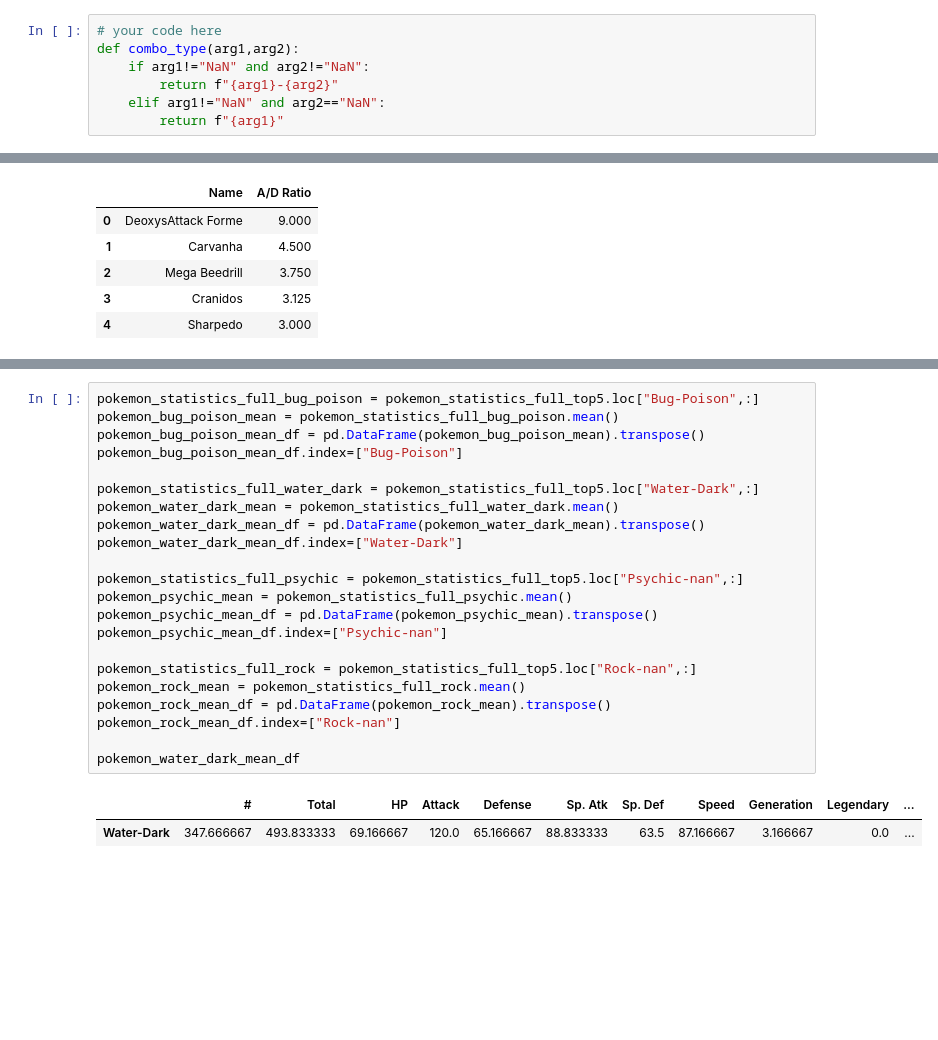
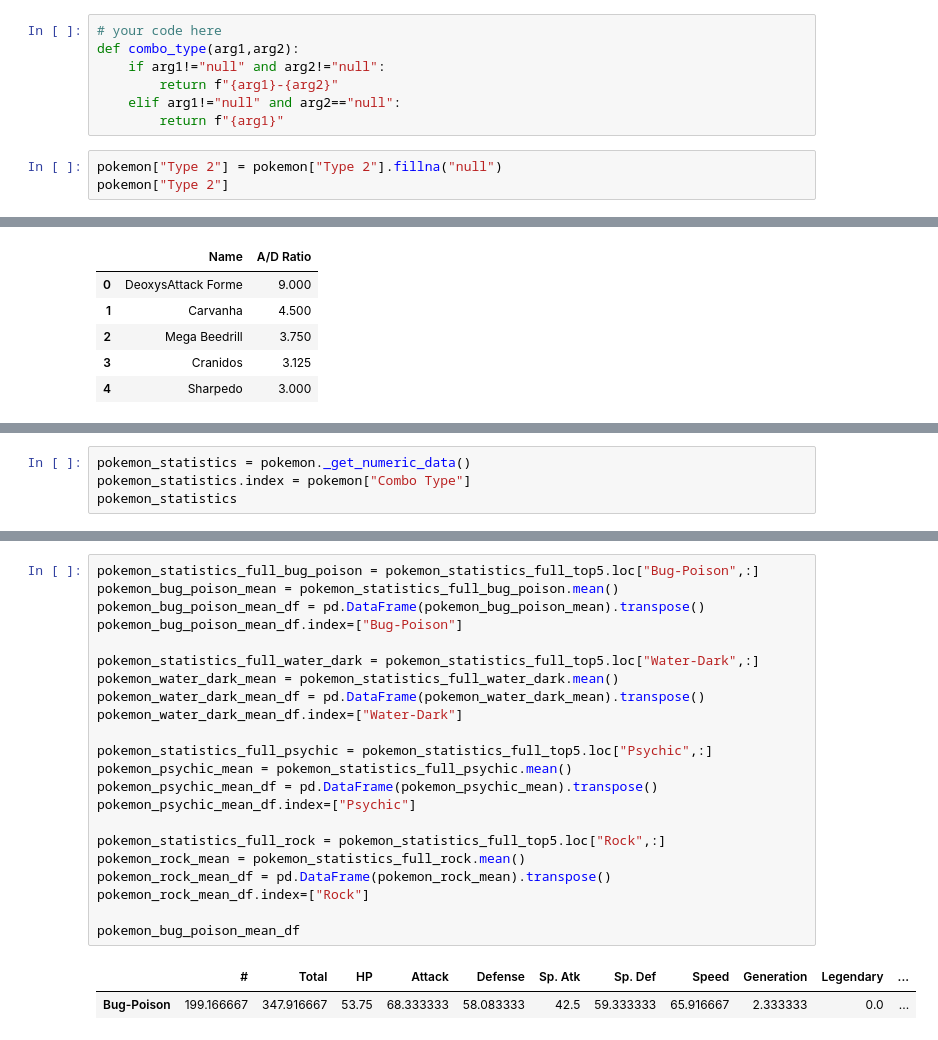
Before and after one commit to alvaro-saez/dataptmad1121_labs, a Jupyter notebook: module-1/dataframe-calculations/your-code/[dataframe-calculations-challenge1] Alvaro Saez.ipynb, the cells around one changed output, grey strips where cells are left out. Cells and saved outputs as stored; diff of their text form; blank space fills up the shorter version.

```diff
--- a/module-1/dataframe-calculations/your-code/[dataframe-calculations-challenge1] Alvaro Saez.ipynb
+++ b/module-1/dataframe-calculations/your-code/[dataframe-calculations-challenge1] Alvaro Saez.ipynb
@@ -288,7 +288,10 @@ Rules:
 # %%
 # your code here
 def combo_type(arg1,arg2):
-    if arg1!="NaN" and arg2!="NaN":
+    if arg1!="null" and arg2!="null":
         return f"{arg1}-{arg2}"
-    elif arg1!="NaN" and arg2=="NaN":
+    elif arg1!="null" and arg2=="null":
         return f"{arg1}"
+# %%
+pokemon["Type 2"] = pokemon["Type 2"].fillna("null")
+pokemon["Type 2"]
@@ -442 +458,5 @@ pokemon_ct_top5_list
 Name: Combo Type, dtype: object
+# %%
+pokemon_statistics = pokemon._get_numeric_data()
+pokemon_statistics.index = pokemon["Combo Type"]
+pokemon_statistics
@@ -461,28 +496,28 @@ pokemon_statistics_full_top5
 # %%
 pokemon_statistics_full_bug_poison = pokemon_statistics_full_top5.loc["Bug-Poison",:]
 pokemon_bug_poison_mean = pokemon_statistics_full_bug_poison.mean()
 pokemon_bug_poison_mean_df = pd.DataFrame(pokemon_bug_poison_mean).transpose()
 pokemon_bug_poison_mean_df.index=["Bug-Poison"]
 
 pokemon_statistics_full_water_dark = pokemon_statistics_full_top5.loc["Water-Dark",:]
 pokemon_water_dark_mean = pokemon_statistics_full_water_dark.mean()
 pokemon_water_dark_mean_df = pd.DataFrame(pokemon_water_dark_mean).transpose()
 pokemon_water_dark_mean_df.index=["Water-Dark"]
 
-pokemon_statistics_full_psychic = pokemon_statistics_full_top5.loc["Psychic-nan",:]
+pokemon_statistics_full_psychic = pokemon_statistics_full_top5.loc["Psychic",:]
 pokemon_psychic_mean = pokemon_statistics_full_psychic.mean()
 pokemon_psychic_mean_df = pd.DataFrame(pokemon_psychic_mean).transpose()
-pokemon_psychic_mean_df.index=["Psychic-nan"]
+pokemon_psychic_mean_df.index=["Psychic"]
 
-pokemon_statistics_full_rock = pokemon_statistics_full_top5.loc["Rock-nan",:]
+pokemon_statistics_full_rock = pokemon_statistics_full_top5.loc["Rock",:]
 pokemon_rock_mean = pokemon_statistics_full_rock.mean()
 pokemon_rock_mean_df = pd.DataFrame(pokemon_rock_mean).transpose()
-pokemon_rock_mean_df.index=["Rock-nan"]
+pokemon_rock_mean_df.index=["Rock"]
 
-pokemon_water_dark_mean_df
+pokemon_bug_poison_mean_df
 # %% [output]
 |  | # | Total | HP | Attack | Defense | Sp. Atk | Sp. Def | Speed | Generation | Legendary | ... |
-| Water-Dark | 347.666667 | 493.833333 | 69.166667 | 120.0 | 65.166667 | 88.833333 | 63.5 | 87.166667 | 3.166667 | 0.0 | ... |
+| Bug-Poison | 199.166667 | 347.916667 | 53.75 | 68.333333 | 58.083333 | 42.5 | 59.333333 | 65.916667 | 2.333333 | 0.0 | ... |
 # %%
 pokemon_final_mean_df = pokemon_bug_poison_mean_df
 pokemon_final_mean_df = pokemon_final_mean_df.append(pokemon_water_dark_mean_df).append(pokemon_psychic_mean_df).append(pokemon_rock_mean_df)
```
Also changed, not shown: parts of 14 cells of this notebook.
